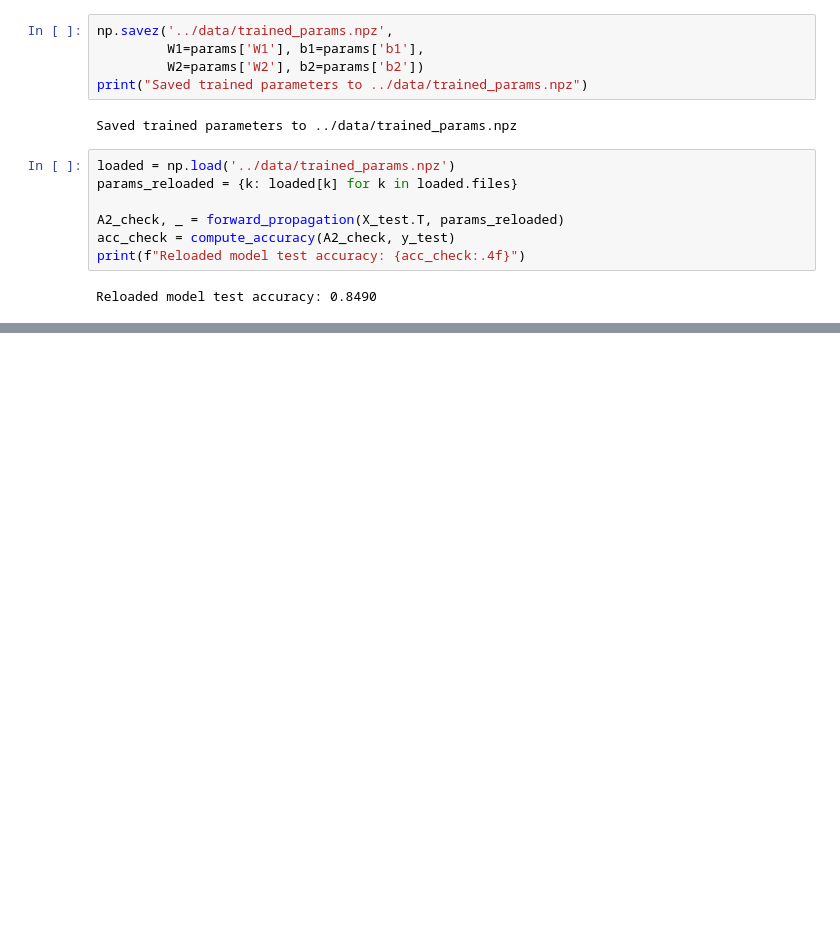
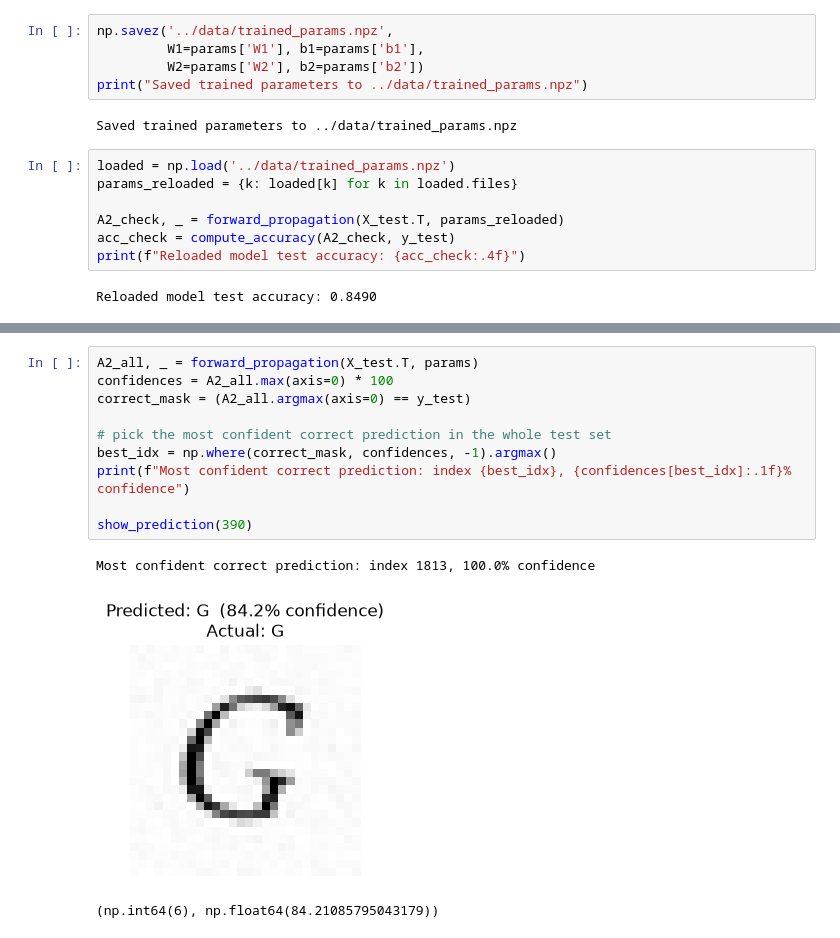
Before and after one commit to Dhivakarseetha-43/-Character-Recognition-NN_ZenteiQ, a Jupyter notebook: notebook/eval.ipynb, the cells around one changed output, grey strips where cells are left out. Saved outputs shown, nothing was run; the diff lists cells and outputs as text; blank space fills up the shorter version.

```diff
--- a/notebook/eval.ipynb
+++ b/notebook/eval.ipynb
@@ -139,0 +173,14 @@ Reloaded model test accuracy: 0.8490
+# %%
+A2_all, _ = forward_propagation(X_test.T, params)
+confidences = A2_all.max(axis=0) * 100
+correct_mask = (A2_all.argmax(axis=0) == y_test)
+
+# pick the most confident correct prediction in the whole test set
+best_idx = np.where(correct_mask, confidences, -1).argmax()
+print(f"Most confident correct prediction: index {best_idx}, {confidences[best_idx]:.1f}% confidence")
+
+show_prediction(390)
+# %% [output]
+Most confident correct prediction: index 1813, 100.0% confidence
+[figure, added]
+(np.int64(6), np.float64(84.21085795043179))
```
Also changed, not shown: parts of 3 cells of this notebook, 3 other files.
